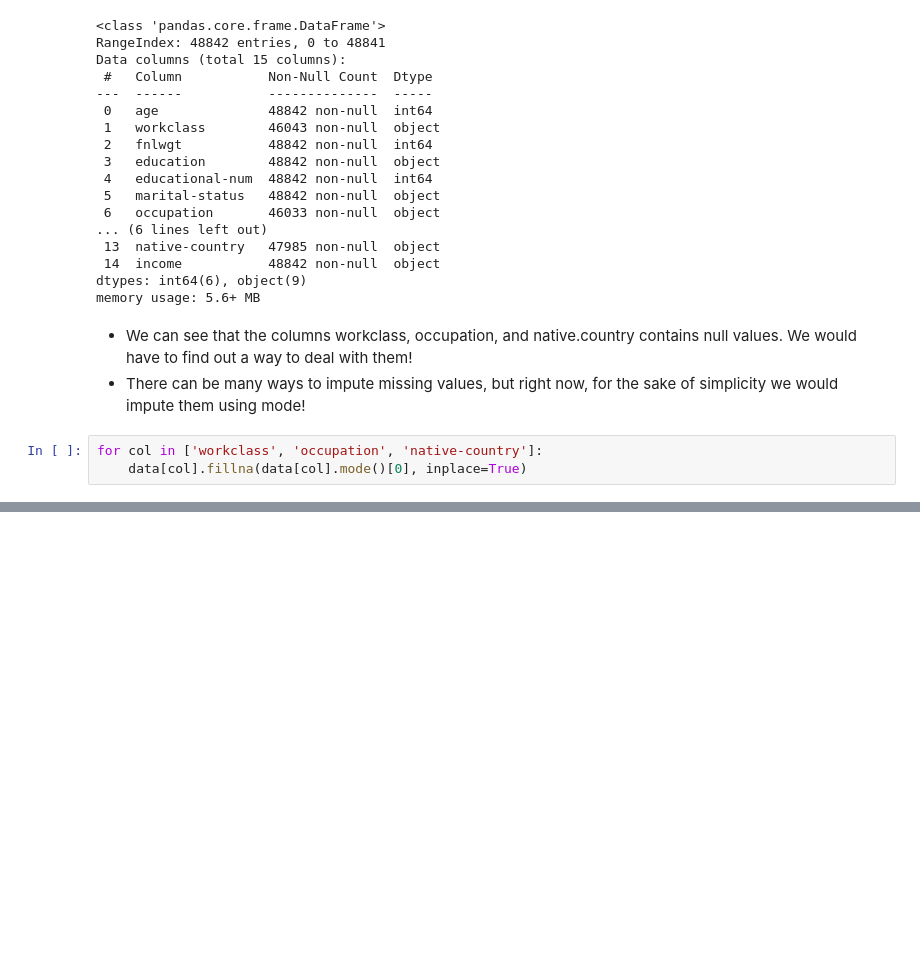
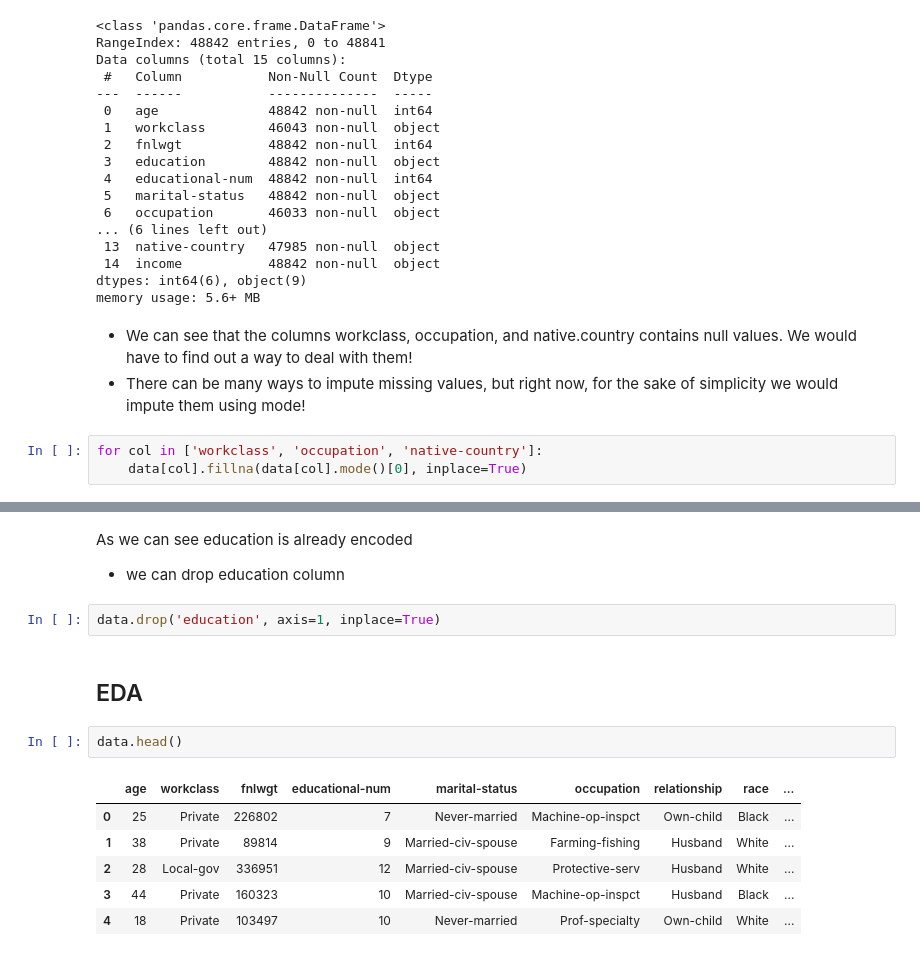
Before and after one commit to rohan-singh987/Income-Predictor, a Jupyter notebook: IncomePrediction.ipynb, the cells around one changed output, grey strips where cells are left out. Cells and saved outputs as stored; diff of their text form; blank space fills up the shorter version.

```diff
--- a/IncomePrediction.ipynb
+++ b/IncomePrediction.ipynb
@@ -86,0 +127,16 @@ for col in ['workclass', 'occupation', 'native-country']:
+# %% [markdown]
+As we can see education is already encoded
+- we can drop education column
+# %%
+data.drop('education', axis=1, inplace=True)
+# %% [markdown]
+## EDA
+# %%
+data.head()
+# %% [output]
+|  | age | workclass | fnlwgt | educational-num | marital-status | occupation | relationship | race | ... |
+| 0 | 25 | Private | 226802 | 7 | Never-married | Machine-op-inspct | Own-child | Black | ... |
+| 1 | 38 | Private | 89814 | 9 | Married-civ-spouse | Farming-fishing | Husband | White | ... |
+| 2 | 28 | Local-gov | 336951 | 12 | Married-civ-spouse | Protective-serv | Husband | White | ... |
+| 3 | 44 | Private | 160323 | 10 | Married-civ-spouse | Machine-op-inspct | Husband | Black | ... |
+| 4 | 18 | Private | 103497 | 10 | Never-married | Prof-specialty | Own-child | White | ... |
```
Also changed, not shown: parts of 23 cells of this notebook.
